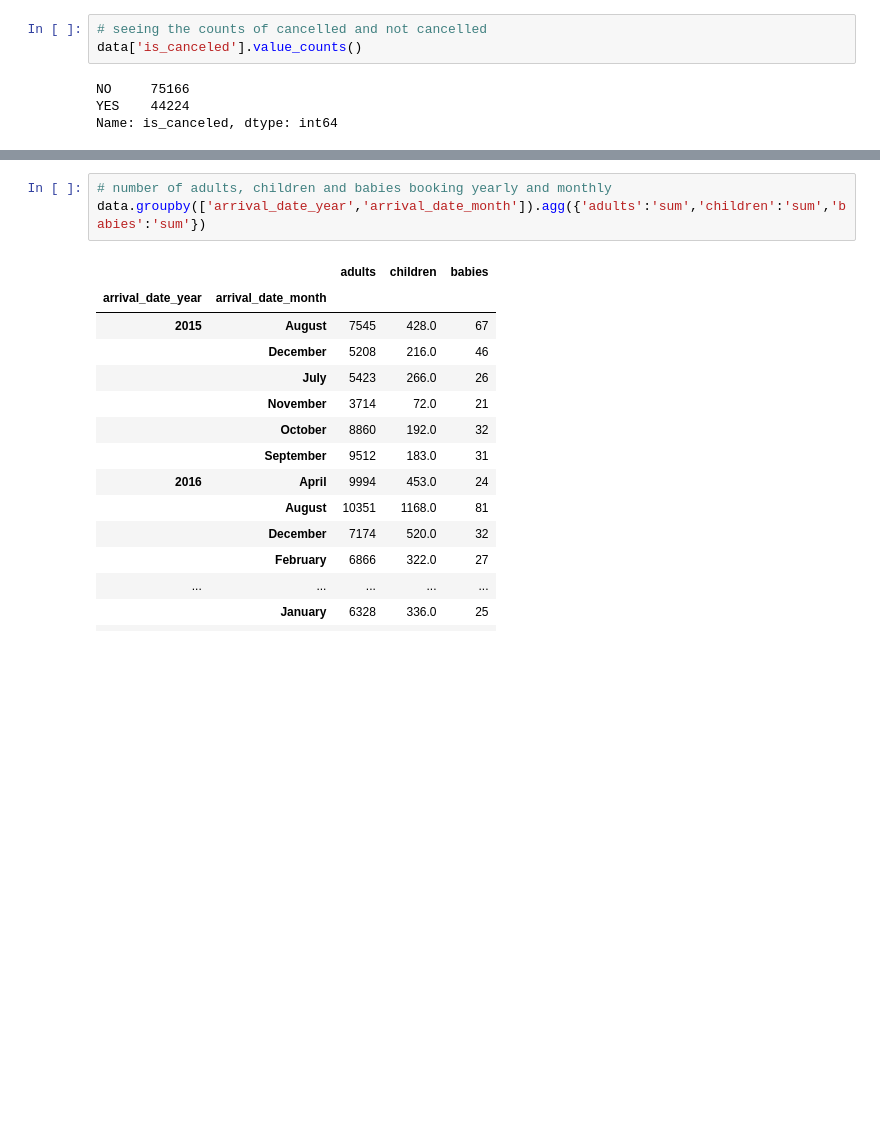
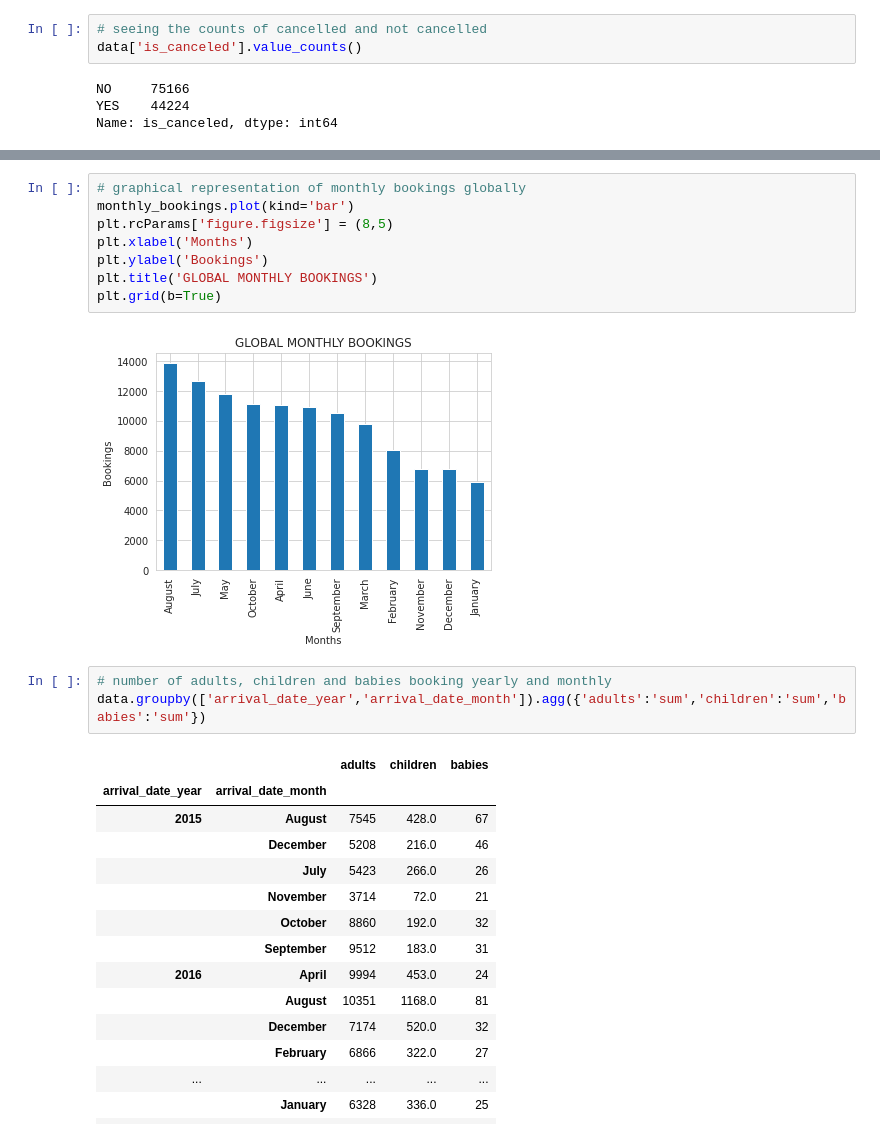
Before and after one commit to amolprabhu/Hotel_Booking_Analysis, a Jupyter notebook: Amol_Prabhu_Hotel_Booking_Analysis_Capstone_Project.ipynb, the cells around one changed output, grey strips where cells are left out. Saved outputs shown, nothing was run; the diff lists cells and outputs as text; blank space fills up the shorter version.

```diff
--- a/Amol_Prabhu_Hotel_Booking_Analysis_Capstone_Project.ipynb
+++ b/Amol_Prabhu_Hotel_Booking_Analysis_Capstone_Project.ipynb
@@ -86,3 +148,13 @@ Name: is_canceled, dtype: int64
+# %%
+# graphical representation of monthly bookings globally
+monthly_bookings.plot(kind='bar')
+plt.rcParams['figure.figsize'] = (8,5)
+plt.xlabel('Months')
+plt.ylabel('Bookings')
+plt.title('GLOBAL MONTHLY BOOKINGS')
+plt.grid(b=True)
+# %% [output]
+[figure, added]
 # %%
 # number of adults, children and babies booking yearly and monthly
 data.groupby(['arrival_date_year','arrival_date_month']).agg({'adults':'sum','children':'sum','babies':'sum'})
```
Also changed, not shown: parts of 24 cells of this notebook.
